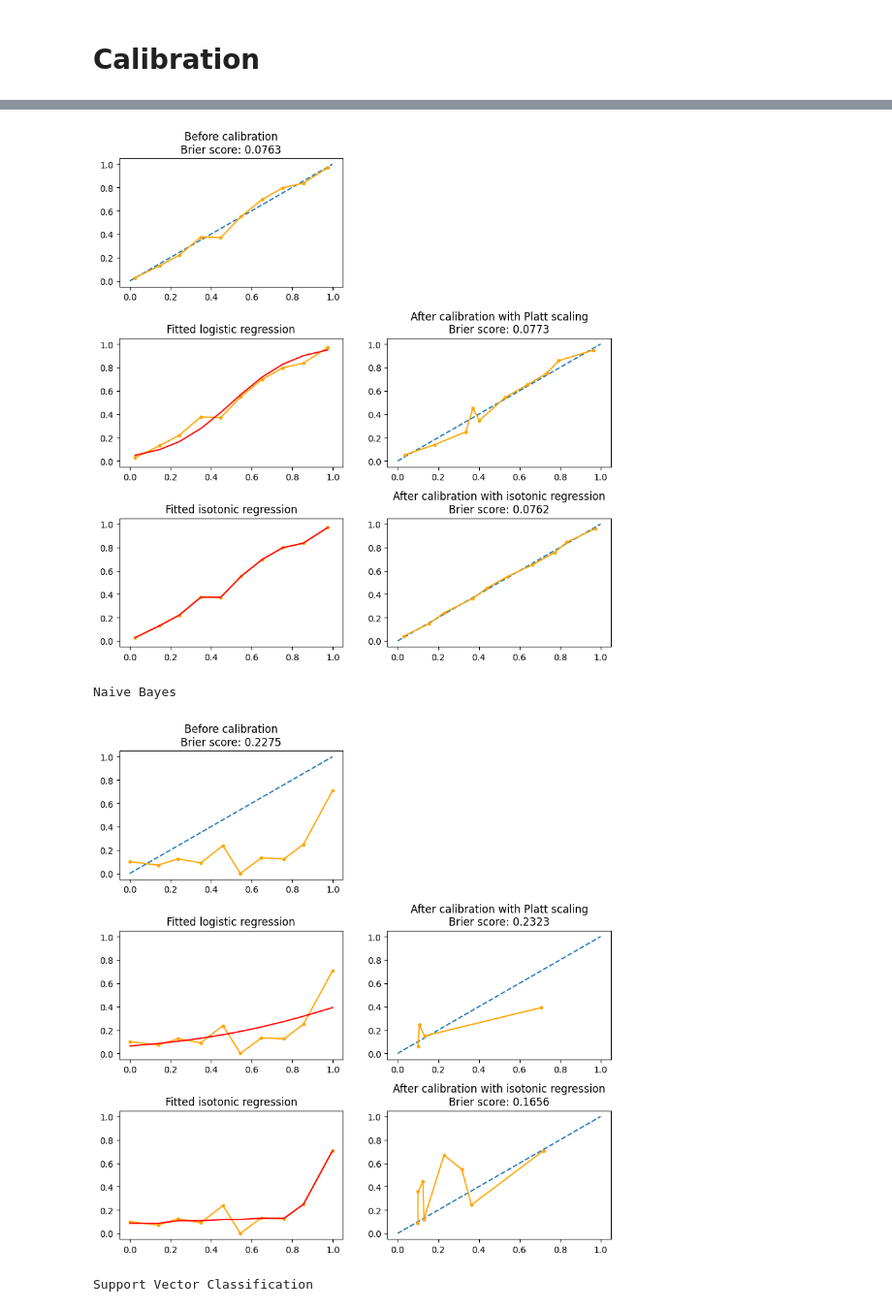
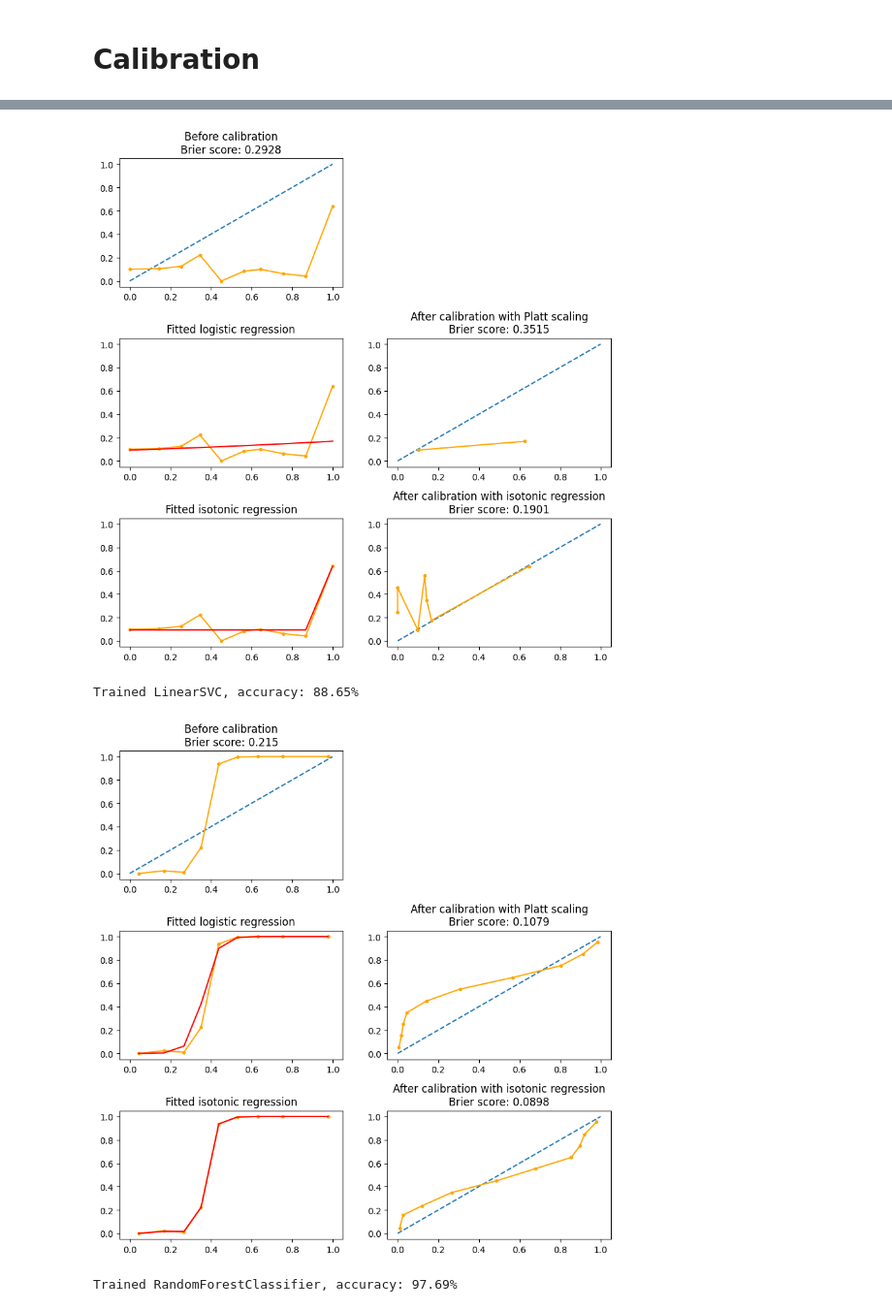
Before and after one commit to wblachowski/models-calibration, a Jupyter notebook: NineOrNein.ipynb, the cells around one changed output, grey strips where cells are left out. Shown: that part at 97% size. Saved outputs shown, nothing was run; the diff lists cells and outputs as text; code cells hidden in the pictures.

```diff
--- a/NineOrNein.ipynb
+++ b/NineOrNein.ipynb
@@ -193,26 +156,12 @@ Valid accuracy: 98.36%
 # %%
 lr = LogisticRegression()
 gnb = GaussianNB()
-svc = LinearSVC(C=1.0)
+svc = LinearSVC()
 rfc = RandomForestClassifier()
+dl = H2ODeepLearningEstimator()
 
-for clf, name in [(lr, 'Logistic'),
-                  (gnb, 'Naive Bayes'),
-                  (svc, 'Support Vector Classification'),
-                  (rfc, 'Random Forest')]:
-    clf.fit(X_train, y_train)
-    print(f'{name}, score: {clf.score(X_test, y_test)}')
-
-plt.figure(figsize=(10, 10))
-ax1 = plt.subplot2grid((3, 1), (0, 0), rowspan=2)
-ax2 = plt.subplot2grid((3, 1), (2, 0))
-ax1.plot([0, 1], [0, 1], "k:", label="Perfectly calibrated")
-for clf, name in [(lr, 'Logistic'),
-                  (gnb, 'Naive Bayes'),
-                  (svc, 'Support Vector Classification'),
-                  (rfc, 'Random Forest'),
-                 (dl, 'H2O Deep Learning')]:
-    print(name)
+for clf in [lr, gnb, svc, rfc, dl]:
+    train_classifier(clf, X_train, y_train, X_test, y_test)
     plot_calibration(clf, X_calib, y_calib)
 # %% [output]
 STOP: TOTAL NO. of ITERATIONS REACHED LIMIT.
@@ -232,4 +177,4 @@ Logistic
-[figure, old version]
+[figure, new version]
-Naive Bayes
+Trained LinearSVC, accuracy: 88.65%
-[figure, old version]
+[figure, new version]
-Support Vector Classification
+Trained RandomForestClassifier, accuracy: 97.69%
```
Also changed, not shown: parts of 8 cells of this notebook, 1 other file.
